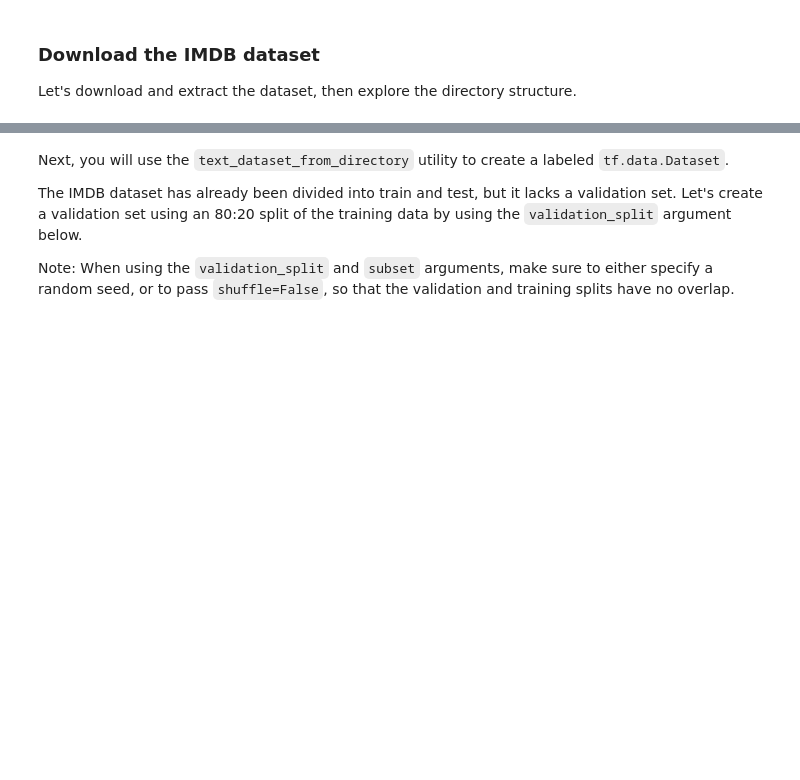
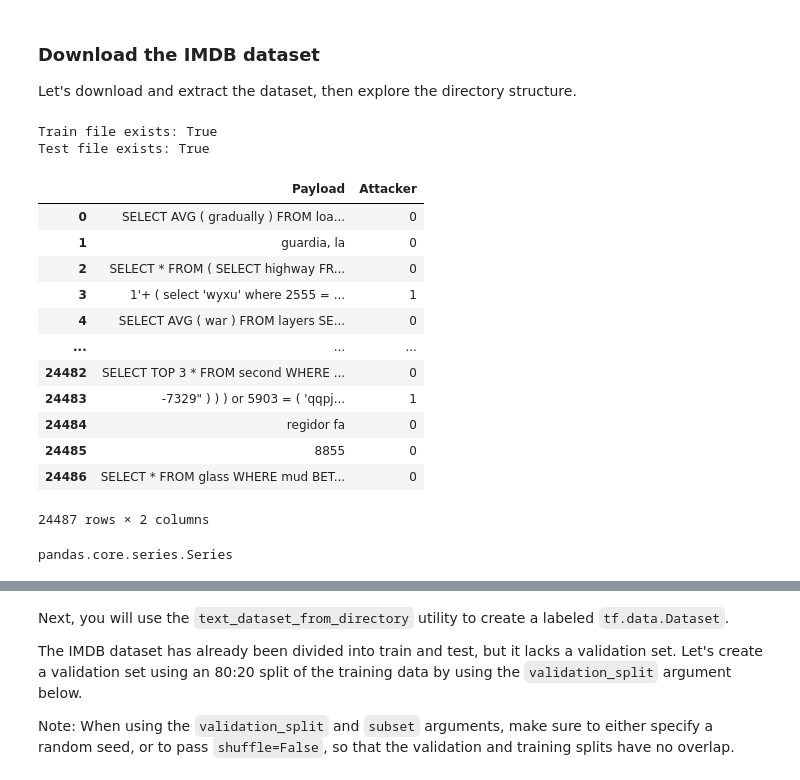
Before and after one commit to gdrlab/cascaded-sqli-detection, a Jupyter notebook: package/classify_text_with_bert.ipynb, the cells around one changed output, grey strips where cells are left out. Saved outputs shown, nothing was run; the diff lists cells and outputs as text; code cells hidden in the pictures; blank space fills up the shorter version.

```diff
--- a/package/classify_text_with_bert.ipynb
+++ b/package/classify_text_with_bert.ipynb
@@ -90,3 +105,11 @@ You'll use the [Large Movie Review Dataset](https://ai.stanford.edu/~amaas/data/
 ### Download the IMDB dataset
 
 Let's download and extract the dataset, then explore the directory structure.
+# %%
+train_file = Path('../datasets/SQLiV3_train.tsv')
+test_file = Path('../datasets/SQLiV3_test.tsv')
+print(f'Train file exists: {train_file.is_file()}')
+print(f'Test file exists: {test_file.is_file()}')
+# %% [output]
+Train file exists: True
+Test file exists: True
@@ -92,0 +118,22 @@ Let's download and extract the dataset, then explore the directory structure.
+# %%
+	# Load Training dataset
+data_train = pd.read_csv(train_file, sep='\t', engine='python')
+
+	# Load Testing dataset
+data_test = pd.read_csv(test_file, sep='\t', engine='python')
+# %%
+data_train
+# %% [output]
+|  | Payload | Attacker |
+| 0 | SELECT AVG ( gradually ) FROM loa... | 0 |
+| 1 | guardia, la | 0 |
+| 2 | SELECT * FROM ( SELECT highway FR... | 0 |
+| 3 | 1'+ ( select 'wyxu' where 2555 = ... | 1 |
+| 4 | SELECT AVG ( war ) FROM layers SE... | 0 |
+| ... | ... | ... |
+| 24482 | SELECT TOP 3 * FROM second WHERE ... | 0 |
+| 24483 | -7329" ) ) ) or 5903 = ( 'qqpj... | 1 |
+| 24484 | regidor fa | 0 |
+| 24485 | 8855 | 0 |
+| 24486 | SELECT * FROM glass WHERE mud BET... | 0 |
+24487 rows × 2 columns
@@ -92,0 +142,4 @@ Let's download and extract the dataset, then explore the directory structure.
+# %%
+type(train_labels)
+# %% [output]
+pandas.core.series.Series
```
Also changed, not shown: parts of 34 cells of this notebook, 4 other files.
